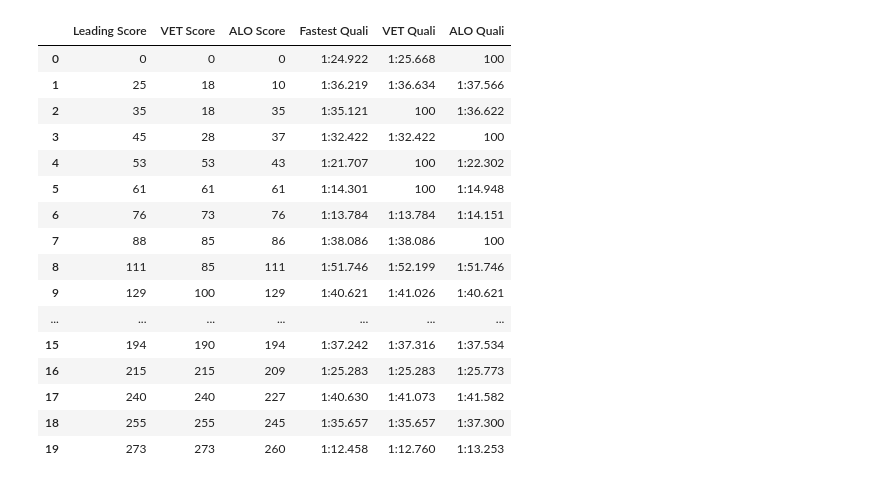
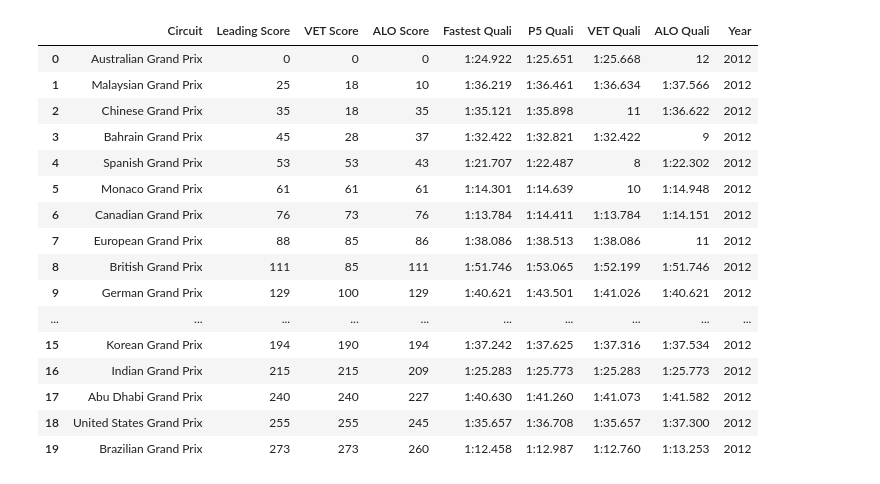
Before and after one commit to lejaja9/pandas-2, a Jupyter notebook: Mind_the_Gap/mind_the_gap.ipynb, the cells around one changed output. Saved outputs shown, nothing was run; the diff lists cells and outputs as text; code cells hidden in the pictures.

```diff
--- a/Mind_the_Gap/mind_the_gap.ipynb
+++ b/Mind_the_Gap/mind_the_gap.ipynb
@@ -23,11 +24,15 @@ response2008quali = []
 for i in range(1, 19):
     link = 'http://ergast.com/api/f1/2008/' + str(i) + '/qualifying.json'
     response2008quali.append(requests.get(link).json())
+circuit08 = []
 lead_quali08 = []
+P5 = []
 HAM_quali = []
 MAS_quali = []
 for response in response2008quali:
+    circuit08.append(response['MRData']['RaceTable']['Races'][0]['raceName'])
     lead_quali08.append(response['MRData']['RaceTable']['Races'][0]['QualifyingResults'][0]['Q3'])
+    P5.append(response['MRData']['RaceTable']['Races'][0]['QualifyingResults'][4]['Q3']) #Q2
     for quali in response['MRData']['RaceTable']['Races'][0]['QualifyingResults']:
         if quali['Driver']['code'] == 'MAS':
             if 'Q3' in quali:
@@ -38,8 +43,9 @@ for response in response2008quali:
             if 'Q3' in quali:
                 HAM_quali.append(quali['Q3'])
             else:
-                HAM_quali.append(100)
+                HAM_quali.append(int(quali['position']))
 
-df_2008 = pd.DataFrame(list(zip(lead_score, HAM_score, MAS_score, lead_quali08, HAM_quali, MAS_quali)), columns = ['Leading Score', 'HAM Score', 'MAS Score', 'Fastest Quali', 'HAM Quali', 'MAS Quali'])
+df_2008 = pd.DataFrame(list(zip(circuit08, lead_score, HAM_score, MAS_score, lead_quali08, P5, HAM_quali, MAS_quali)), columns = ['Circuit', 'Leading Score', 'HAM Score', 'MAS Score', 'Fastest Quali', 'P5 Quali', 'HAM Quali', 'MAS Quali'])
+df_2008['Year'] = 2008
 df_2008.head(18)
 # %% [output]
@@ -72,53 +78,61 @@ ALO_score = [0]
 for response in response2012:
     lead_score12.append(response['MRData']['StandingsTable']['StandingsLists'][0]['DriverStandings'][0]['points'])
     for standing in response['MRData']['StandingsTable']['StandingsLists'][0]['DriverStandings']:
         if standing['Driver']['code'] == "VET":
             VET_score.append(standing['points'])
         if standing['Driver']['code'] == "ALO":
             ALO_score.append(standing['points'])
 
 
 response2012quali = []
 for i in range(1, 21):
     link = 'http://ergast.com/api/f1/2012/' + str(i) + '/qualifying.json'
     response2012quali.append(requests.get(link).json())
+circuit12 = []
 lead_quali12 = []
+P5_2012 = []
 VET_quali = []
 ALO_quali = []
 for response in response2012quali:
+    circuit12.append(response['MRData']['RaceTable']['Races'][0]['raceName'])
     lead_quali12.append(response['MRData']['RaceTable']['Races'][0]['QualifyingResults'][0]['Q3'])
+    P5_2012.append(response['MRData']['RaceTable']['Races'][0]['QualifyingResults'][4]['Q3']) #Q2
     for quali in response['MRData']['RaceTable']['Races'][0]['QualifyingResults']:
         if quali['Driver']['code'] == 'VET':
             if 'Q3' in quali:
                 VET_quali.append(quali['Q3'])
             else:
-                VET_quali.append(100)
+                VET_quali.append(int(quali['position']))
+
         if quali['Driver']['code'] == 'ALO':
             if 'Q3' in quali:
                 ALO_quali.append(quali['Q3'])
             else:
-                ALO_quali.append(100)
+                #ALO_quali.append(100)
+                ALO_quali.append(int(quali['position']))
 
-df_2012 = pd.DataFrame(list(zip(lead_score12, VET_score, ALO_score, lead_quali12, VET_quali, ALO_quali)), columns = ['Leading Score', 'VET Score', 'ALO Score', 'Fastest Quali', 'VET Quali', 'ALO Quali'])
+
+df_2012 = pd.DataFrame(list(zip(circuit12, lead_score12, VET_score, ALO_score, lead_quali12, P5_2012, VET_quali, ALO_quali)), columns = ['Circuit', 'Leading Score', 'VET Score', 'ALO Score', 'Fastest Quali', 'P5 Quali', 'VET Quali', 'ALO Quali'])
+df_2012['Year'] = 2012
 df_2012.head(20)
 # %% [output]
-|  | Leading Score | VET Score | ALO Score | Fastest Quali | VET Quali | ALO Quali |
-| 0 | 0 | 0 | 0 | 1:24.922 | 1:25.668 | 100 |
-| 1 | 25 | 18 | 10 | 1:36.219 | 1:36.634 | 1:37.566 |
-| 2 | 35 | 18 | 35 | 1:35.121 | 100 | 1:36.622 |
-| 3 | 45 | 28 | 37 | 1:32.422 | 1:32.422 | 100 |
-| 4 | 53 | 53 | 43 | 1:21.707 | 100 | 1:22.302 |
-| 5 | 61 | 61 | 61 | 1:14.301 | 100 | 1:14.948 |
-| 6 | 76 | 73 | 76 | 1:13.784 | 1:13.784 | 1:14.151 |
-| 7 | 88 | 85 | 86 | 1:38.086 | 1:38.086 | 100 |
-| 8 | 111 | 85 | 111 | 1:51.746 | 1:52.199 | 1:51.746 |
-| 9 | 129 | 100 | 129 | 1:40.621 | 1:41.026 | 1:40.621 |
-| ... | ... | ... | ... | ... | ... | ... |
-| 15 | 194 | 190 | 194 | 1:37.242 | 1:37.316 | 1:37.534 |
-| 16 | 215 | 215 | 209 | 1:25.283 | 1:25.283 | 1:25.773 |
-| 17 | 240 | 240 | 227 | 1:40.630 | 1:41.073 | 1:41.582 |
-| 18 | 255 | 255 | 245 | 1:35.657 | 1:35.657 | 1:37.300 |
-| 19 | 273 | 273 | 260 | 1:12.458 | 1:12.760 | 1:13.253 |
+|  | Circuit | Leading Score | VET Score | ALO Score | Fastest Quali | P5 Quali | VET Quali | ALO Quali | Year |
+| 0 | Australian Grand Prix | 0 | 0 | 0 | 1:24.922 | 1:25.651 | 1:25.668 | 12 | 2012 |
+| 1 | Malaysian Grand Prix | 25 | 18 | 10 | 1:36.219 | 1:36.461 | 1:36.634 | 1:37.566 | 2012 |
+| 2 | Chinese Grand Prix | 35 | 18 | 35 | 1:35.121 | 1:35.898 | 11 | 1:36.622 | 2012 |
+| 3 | Bahrain Grand Prix | 45 | 28 | 37 | 1:32.422 | 1:32.821 | 1:32.422 | 9 | 2012 |
+| 4 | Spanish Grand Prix | 53 | 53 | 43 | 1:21.707 | 1:22.487 | 8 | 1:22.302 | 2012 |
+| 5 | Monaco Grand Prix | 61 | 61 | 61 | 1:14.301 | 1:14.639 | 10 | 1:14.948 | 2012 |
+| 6 | Canadian Grand Prix | 76 | 73 | 76 | 1:13.784 | 1:14.411 | 1:13.784 | 1:14.151 | 2012 |
+| 7 | European Grand Prix | 88 | 85 | 86 | 1:38.086 | 1:38.513 | 1:38.086 | 11 | 2012 |
+| 8 | British Grand Prix | 111 | 85 | 111 | 1:51.746 | 1:53.065 | 1:52.199 | 1:51.746 | 2012 |
+| 9 | German Grand Prix | 129 | 100 | 129 | 1:40.621 | 1:43.501 | 1:41.026 | 1:40.621 | 2012 |
+| ... | ... | ... | ... | ... | ... | ... | ... | ... | ... |
+| 15 | Korean Grand Prix | 194 | 190 | 194 | 1:37.242 | 1:37.625 | 1:37.316 | 1:37.534 | 2012 |
+| 16 | Indian Grand Prix | 215 | 215 | 209 | 1:25.283 | 1:25.773 | 1:25.283 | 1:25.773 | 2012 |
+| 17 | Abu Dhabi Grand Prix | 240 | 240 | 227 | 1:40.630 | 1:41.260 | 1:41.073 | 1:41.582 | 2012 |
+| 18 | United States Grand Prix | 255 | 255 | 245 | 1:35.657 | 1:36.708 | 1:35.657 | 1:37.300 | 2012 |
+| 19 | Brazilian Grand Prix | 273 | 273 | 260 | 1:12.458 | 1:12.987 | 1:12.760 | 1:13.253 | 2012 |
 # %%
 response2016 = []
 for i in range(1, 22):
```
Also changed, not shown: parts of 8 cells of this notebook.
